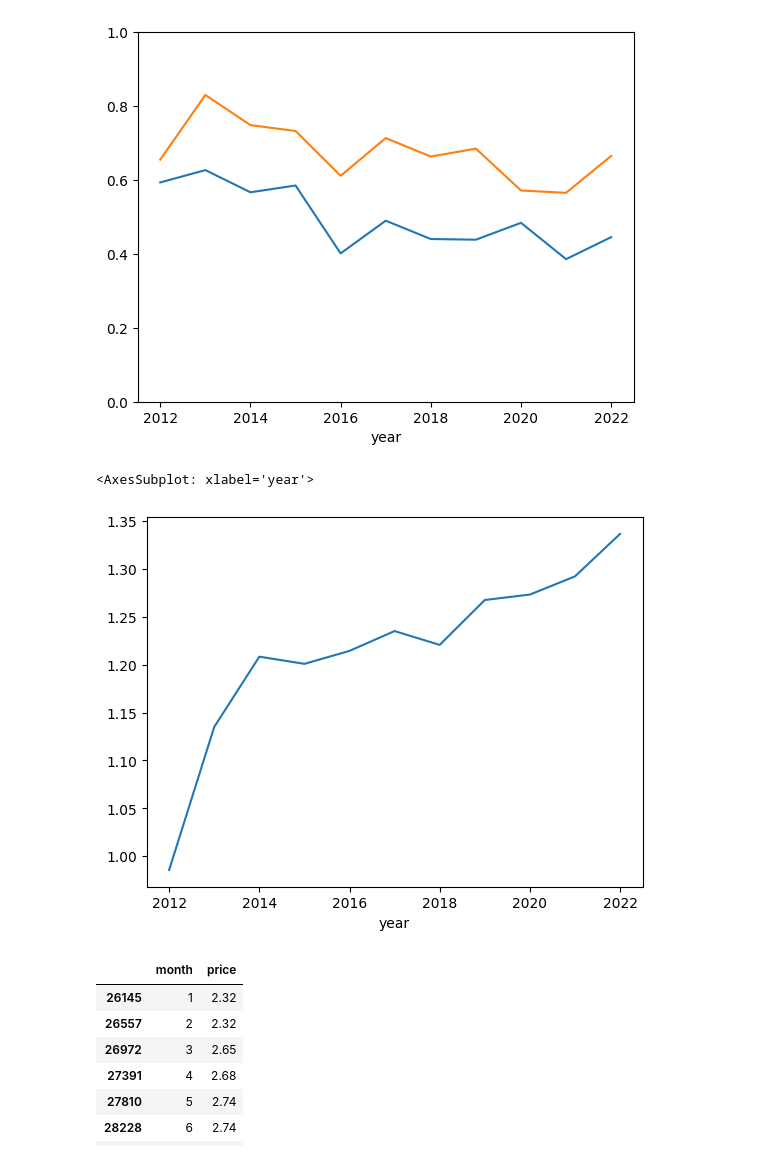
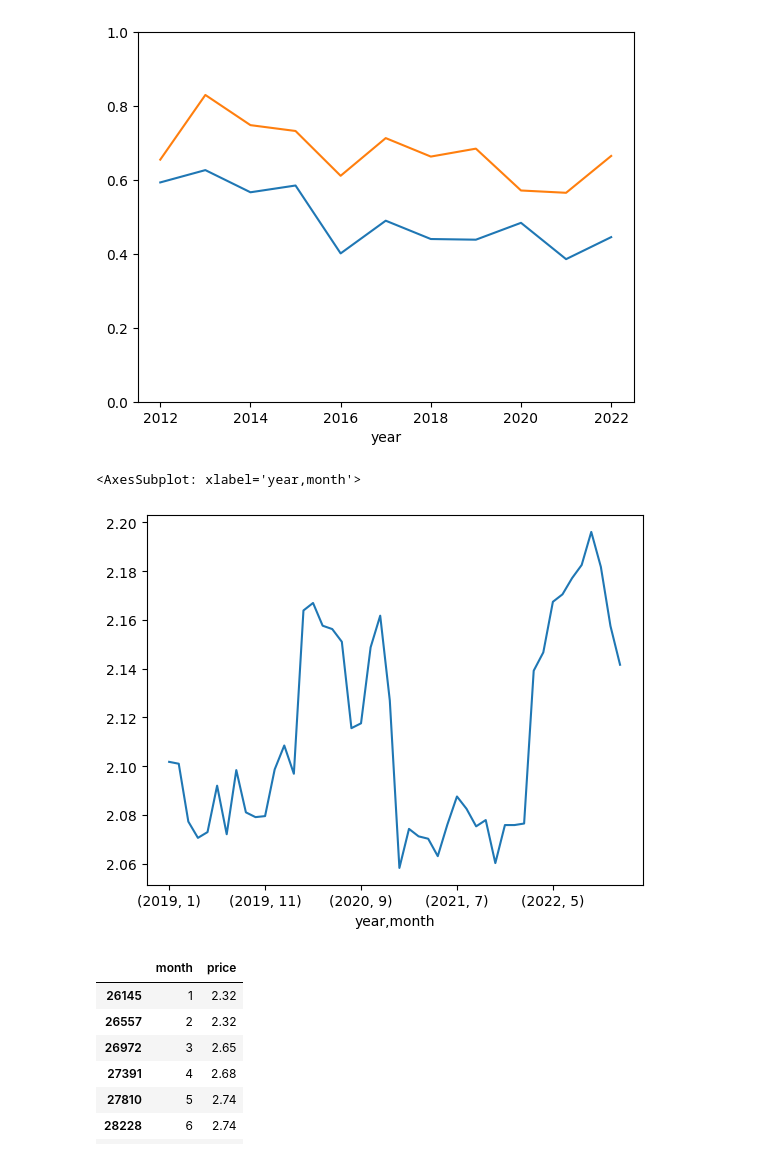
Before and after one commit to shaker113/group5_Price_Forecast, a Jupyter notebook: group_5_project.ipynb, the cells around one changed output. Saved outputs shown, nothing was run; the diff lists cells and outputs as text; code cells hidden in the pictures.

```diff
--- a/group_5_project.ipynb
+++ b/group_5_project.ipynb
@@ -427,10 +429,11 @@ plt.ylim([0,1])
 (0.0, 1.0)
 [figure]
 # %%
-df[df['commodity']=='Rice (imported)'].groupby('year')['price'].mean().plot(x='year',y='price')
+df[(df['year']>2018)].groupby(['year','month'])['price'].mean().plot(x='month',y='price')
+# plt.ylim()
 # %% [output]
-<AxesSubplot: xlabel='year'>
+<AxesSubplot: xlabel='year,month'>
-[figure, old version]
+[figure, new version]
 # %%
 df[df['commodity']=='Oil (vegetable)'][df['market']=='Amman'][df.year==2022][['month','price']]
 # %% [output]
```
Also changed, not shown: parts of 9 cells of this notebook.
